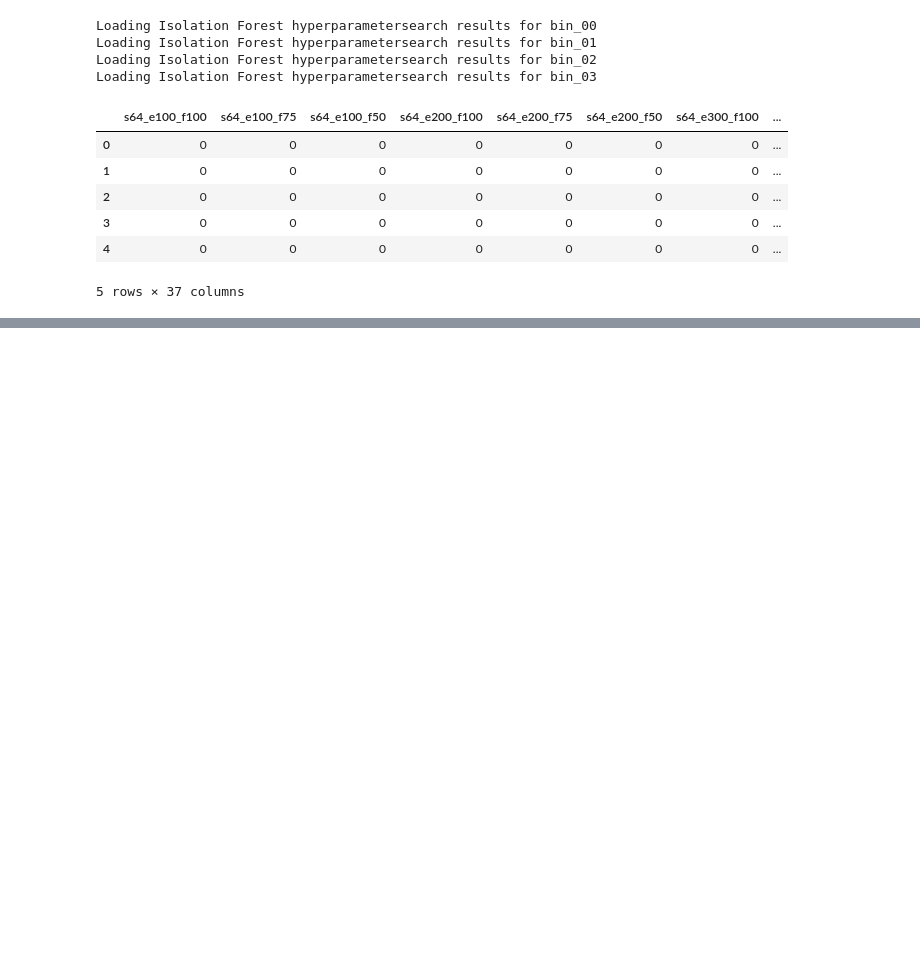
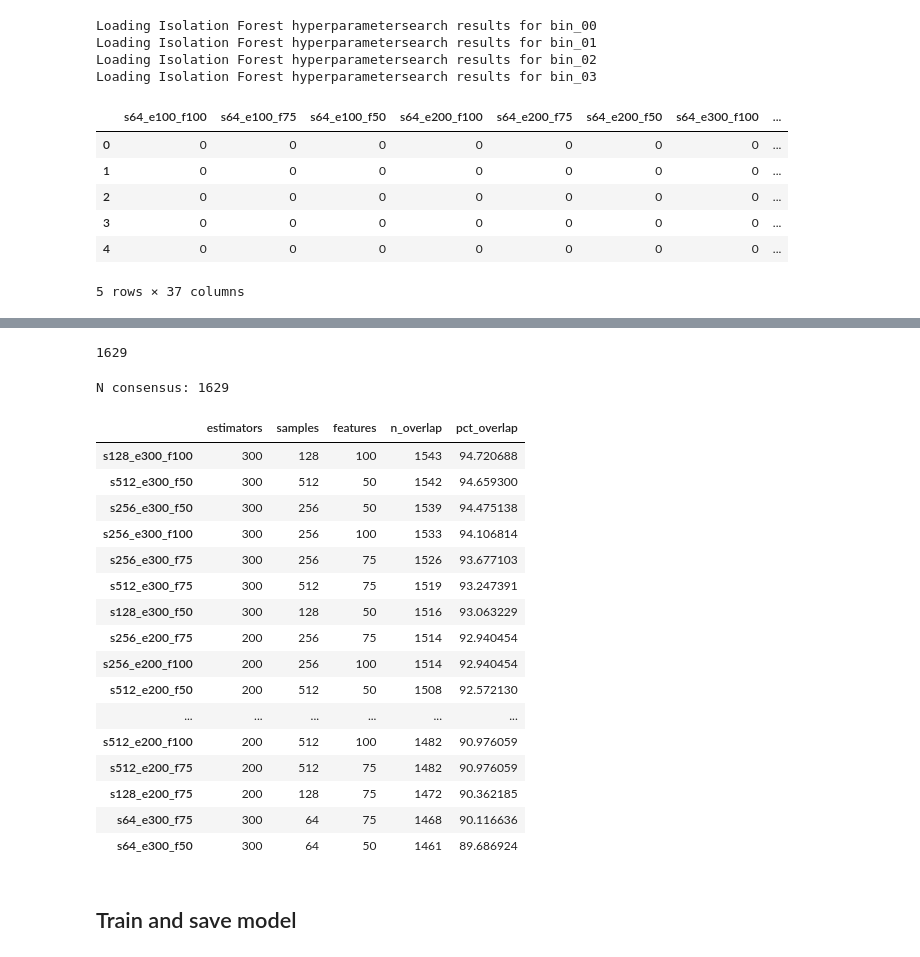
Before and after one commit to ed-ortizm/anomaly, a Jupyter notebook: thesis/iforest/01_winner_hyperparams.ipynb, the cells around one changed output, grey strips where cells are left out. Saved outputs shown, nothing was run; the diff lists cells and outputs as text; code cells hidden in the pictures; blank space fills up the shorter version.

Commit message:
feature: perform hyper param tunning for iforest

```diff
--- a/thesis/iforest/01_winner_hyperparams.ipynb
+++ b/thesis/iforest/01_winner_hyperparams.ipynb
@@ -128,7 +166,8 @@ for bin_id in bins_ids:
         f"search results for {bin_id}")
 
     iforest_hyper_params_df_dict[bin_id] = pd.read_csv(
-        f"{latent_dir}/{bin_id}/iforest/iforeslatent_bin_dict[bin_id]t_hypersearch_{bin_id}.csv",
+        f"{latent_dir}/{bin_id}/iforest/"
+        f"iforest_hypersearch_{bin_id}.csv",
     )
 # %% [output]
 Loading Isolation Forest hyperparametersearch results for bin_00
@@ -149,7 +189,7 @@ iforest_hyper_params_df_dict[bin_id].head()
 stability_scores_dict = {}
 best_params_dict = {}
 # there are 36 models
-consensus_threshold = 18
+consensus_threshold = 19
 
 for bin_id, df in iforest_hyper_params_df_dict.items():
 
@@ -180,0 +233,39 @@ best_params_dict
+# %%
+consensus_threshold = 19
+consensus_mask = consensus_03_df['consensus_score'] >= consensus_threshold
+consensus_03_df.loc[consensus_mask, ['s128_e300_f100', 'consensus_score']].sum(axis=0)
+consensus_mask.sum()
+# %% [output]
+1629
+# %%
+bin_id = 'bin_03'
+stab_scores_03_dict = stability_scores_dict[bin_id]
+grid_pred_03_df = iforest_hyper_params_df_dict[bin_id]
+
+stab_scores_03_df = compute_stability_score(
+    grid_pred_df=grid_pred_03_df,
+    stab_scores_dict=stab_scores_03_dict,
+    consensus_threshold=19
+)
+stab_scores_03_df.head(18)
+# %% [output]
+N consensus: 1629
+|  | estimators | samples | features | n_overlap | pct_overlap |
+| s128_e300_f100 | 300 | 128 | 100 | 1543 | 94.720688 |
+| s512_e300_f50 | 300 | 512 | 50 | 1542 | 94.659300 |
+| s256_e300_f50 | 300 | 256 | 50 | 1539 | 94.475138 |
+| s256_e300_f100 | 300 | 256 | 100 | 1533 | 94.106814 |
+| s256_e300_f75 | 300 | 256 | 75 | 1526 | 93.677103 |
+| s512_e300_f75 | 300 | 512 | 75 | 1519 | 93.247391 |
+| s128_e300_f50 | 300 | 128 | 50 | 1516 | 93.063229 |
+| s256_e200_f75 | 200 | 256 | 75 | 1514 | 92.940454 |
+| s256_e200_f100 | 200 | 256 | 100 | 1514 | 92.940454 |
+| s512_e200_f50 | 200 | 512 | 50 | 1508 | 92.572130 |
+| ... | ... | ... | ... | ... | ... |
+| s512_e200_f100 | 200 | 512 | 100 | 1482 | 90.976059 |
+| s512_e200_f75 | 200 | 512 | 75 | 1482 | 90.976059 |
+| s128_e200_f75 | 200 | 128 | 75 | 1472 | 90.362185 |
+| s64_e300_f75 | 300 | 64 | 75 | 1468 | 90.116636 |
+| s64_e300_f50 | 300 | 64 | 50 | 1461 | 89.686924 |
+# %% [markdown]
+## Train and save model
```
Also changed, not shown: parts of 26 cells of this notebook, 1 other file.
